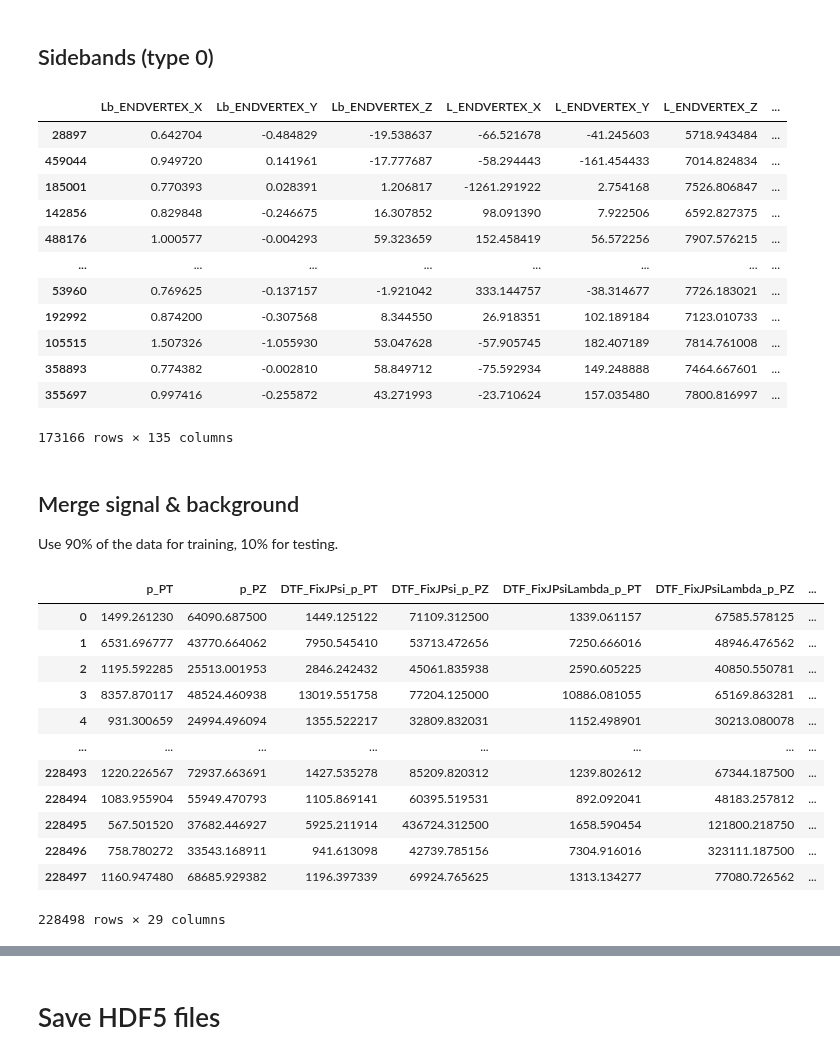
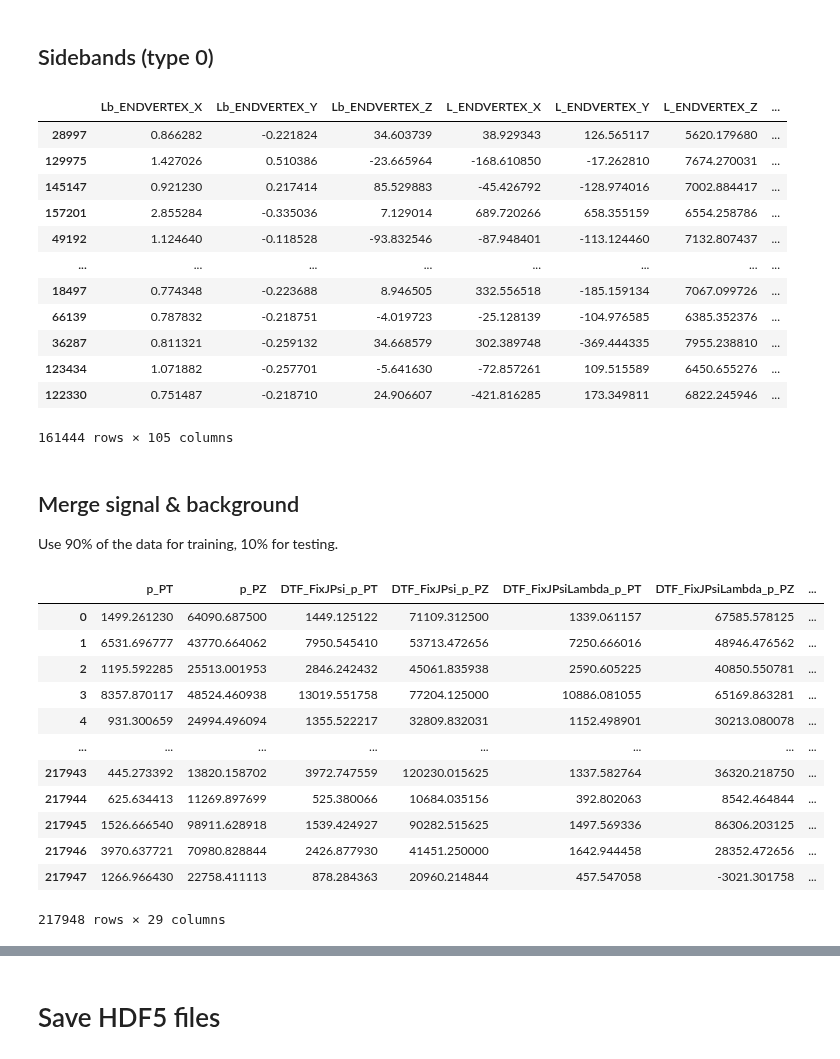
Before and after one commit to alatios/lb2jpsil_classifier-studies, a Jupyter notebook: 1_data_samples_builder.ipynb, the cells around one changed output, grey strips where cells are left out. Saved outputs shown, nothing was run; the diff lists cells and outputs as text; code cells hidden in the pictures.

```diff
--- a/1_data_samples_builder.ipynb
+++ b/1_data_samples_builder.ipynb
@@ -32,7 +32,7 @@ The Monte Carlo HDF5 file should contain two $n$-tuples, one named `LHCbMC_Lb` (
 The "real" data HDF5 file only needs one tree, named `LHCbData`.
 # %%
 inputMC = 'LHCbMC_2016-2017-2018_MagUpDown_Lb2JPsiL_Ttracks_v12.h5'
-inputData = 'Custom_Shuffled5e5_LHCbData_2016_MagUpDown_Dimuon_Ttracks.h5'
+inputData = 'Custom_Shuffled5e6_LHCbData_2016_MagUpDown_Dimuon_Ttracks.h5'
 # %% [markdown]
 # Monte Carlo data
 ## Reconstructed events
@@ -132,0 +170,12 @@ Data imported found in 0.9617 seconds.
+# %%
+df_Data = df_Data.assign(
+    p_PT = TransverseMomentumModulus(df_Data['p_PX'],df_Data['p_PY']),
+    DTF_FixJPsi_p_PT = TransverseMomentumModulus(df_Data['DTF_FixJPsi_p_PX'], df_Data['DTF_FixJPsi_p_PY']),
+    DTF_FixJPsiLambda_p_PT = TransverseMomentumModulus(df_Data['DTF_FixJPsiLambda_p_PX'], df_Data['DTF_FixJPsiLambda_p_PY']),
+    pim_PT = TransverseMomentumModulus(df_Data['pim_PX'],df_Data['pim_PY']),
+    DTF_FixJPsi_pim_PT = TransverseMomentumModulus(df_Data['DTF_FixJPsi_pim_PX'], df_Data['DTF_FixJPsi_pim_PY']),
+    DTF_FixJPsiLambda_pim_PT = TransverseMomentumModulus(df_Data['DTF_FixJPsiLambda_pim_PX'], df_Data['DTF_FixJPsiLambda_pim_PY']),
+    Jpsi_PT = TransverseMomentumModulus(df_Data['Jpsi_PX'],df_Data['Jpsi_PY'])
+)
+
+df_Data
@@ -133,7 +226,11 @@ Data imported found in 0.9617 seconds.
 # %% [markdown]
 ## Select side bands
 # %%
-df_Data_Sideband = df_Data.loc[df_Data['DTF_FixJPsiLambda_Lb_M'] > 5803]
-df_Data_Sideband
+SBL_LeftBoundary = 6220
+SBL_RightBoundary = 6520
+
+df_Data_Sideband_Right = df_Data.loc[(df_Data['DTF_FixJPsiLambda_Lb_M'] > SBL_LeftBoundary)
+                                     & (df_Data['DTF_FixJPsiLambda_Lb_M'] < SBL_RightBoundary)].sample(n=len(df_MC_Filtered), random_state=2021)
+df_Data_Sideband_Right
 # %% [output]
 |  | Lb_ENDVERTEX_X | Lb_ENDVERTEX_Y | Lb_ENDVERTEX_Z | L_ENDVERTEX_X | L_ENDVERTEX_Y | L_ENDVERTEX_Z | ... |
@@ -244,0 +249,7 @@ features = [
+# %%
+SBR_LeftBoundary = 4870
+SBR_RightBoundary = 5020
+
+df_Data_Sideband_Left = df_Data.loc[(df_Data['DTF_FixJPsiLambda_Lb_M'] > SBR_LeftBoundary)
+                                     & (df_Data['DTF_FixJPsiLambda_Lb_M'] < SBR_RightBoundary)].sample(n=len(df_MC_Filtered), random_state=2021)
+df_Data_Sideband_Left
@@ -269,23 +294,23 @@ df_signal
 # %% [markdown]
 ## Sidebands (type 0)
 # %%
-df_background  = df_Data_Sideband.sample(frac=1, random_state=98)
+df_background  = pd.concat([df_Data_Sideband_Left, df_Data_Sideband_Right],ignore_index=True).sample(frac=1, random_state=98)
 df_background['TYPE'] = 0
 df_background
 # %% [output]
 |  | Lb_ENDVERTEX_X | Lb_ENDVERTEX_Y | Lb_ENDVERTEX_Z | L_ENDVERTEX_X | L_ENDVERTEX_Y | L_ENDVERTEX_Z | ... |
-| 28897 | 0.642704 | -0.484829 | -19.538637 | -66.521678 | -41.245603 | 5718.943484 | ... |
-| 459044 | 0.949720 | 0.141961 | -17.777687 | -58.294443 | -161.454433 | 7014.824834 | ... |
-| 185001 | 0.770393 | 0.028391 | 1.206817 | -1261.291922 | 2.754168 | 7526.806847 | ... |
-| 142856 | 0.829848 | -0.246675 | 16.307852 | 98.091390 | 7.922506 | 6592.827375 | ... |
-| 488176 | 1.000577 | -0.004293 | 59.323659 | 152.458419 | 56.572256 | 7907.576215 | ... |
+| 28997 | 0.866282 | -0.221824 | 34.603739 | 38.929343 | 126.565117 | 5620.179680 | ... |
+| 129975 | 1.427026 | 0.510386 | -23.665964 | -168.610850 | -17.262810 | 7674.270031 | ... |
+| 145147 | 0.921230 | 0.217414 | 85.529883 | -45.426792 | -128.974016 | 7002.884417 | ... |
+| 157201 | 2.855284 | -0.335036 | 7.129014 | 689.720266 | 658.355159 | 6554.258786 | ... |
+| 49192 | 1.124640 | -0.118528 | -93.832546 | -87.948401 | -113.124460 | 7132.807437 | ... |
 | ... | ... | ... | ... | ... | ... | ... | ... |
-| 53960 | 0.769625 | -0.137157 | -1.921042 | 333.144757 | -38.314677 | 7726.183021 | ... |
-| 192992 | 0.874200 | -0.307568 | 8.344550 | 26.918351 | 102.189184 | 7123.010733 | ... |
-| 105515 | 1.507326 | -1.055930 | 53.047628 | -57.905745 | 182.407189 | 7814.761008 | ... |
-| 358893 | 0.774382 | -0.002810 | 58.849712 | -75.592934 | 149.248888 | 7464.667601 | ... |
-| 355697 | 0.997416 | -0.255872 | 43.271993 | -23.710624 | 157.035480 | 7800.816997 | ... |
+| 18497 | 0.774348 | -0.223688 | 8.946505 | 332.556518 | -185.159134 | 7067.099726 | ... |
+| 66139 | 0.787832 | -0.218751 | -4.019723 | -25.128139 | -104.976585 | 6385.352376 | ... |
+| 36287 | 0.811321 | -0.259132 | 34.668579 | 302.389748 | -369.444335 | 7955.238810 | ... |
+| 123434 | 1.071882 | -0.257701 | -5.641630 | -72.857261 | 109.515589 | 6450.655276 | ... |
+| 122330 | 0.751487 | -0.218710 | 24.906607 | -421.816285 | 173.349811 | 6822.245946 | ... |
-173166 rows × 135 columns
+161444 rows × 105 columns
 # %% [markdown]
 ## Merge signal & background
 Use 90% of the data for training, 10% for testing.
@@ -307,12 +332,12 @@ df_train
 | 3 | 8357.870117 | 48524.460938 | 13019.551758 | 77204.125000 | 10886.081055 | 65169.863281 | ... |
 | 4 | 931.300659 | 24994.496094 | 1355.522217 | 32809.832031 | 1152.498901 | 30213.080078 | ... |
 | ... | ... | ... | ... | ... | ... | ... | ... |
-| 228493 | 1220.226567 | 72937.663691 | 1427.535278 | 85209.820312 | 1239.802612 | 67344.187500 | ... |
-| 228494 | 1083.955904 | 55949.470793 | 1105.869141 | 60395.519531 | 892.092041 | 48183.257812 | ... |
-| 228495 | 567.501520 | 37682.446927 | 5925.211914 | 436724.312500 | 1658.590454 | 121800.218750 | ... |
-| 228496 | 758.780272 | 33543.168911 | 941.613098 | 42739.785156 | 7304.916016 | 323111.187500 | ... |
-| 228497 | 1160.947480 | 68685.929382 | 1196.397339 | 69924.765625 | 1313.134277 | 77080.726562 | ... |
+| 217943 | 445.273392 | 13820.158702 | 3972.747559 | 120230.015625 | 1337.582764 | 36320.218750 | ... |
+| 217944 | 625.634413 | 11269.897699 | 525.380066 | 10684.035156 | 392.802063 | 8542.464844 | ... |
+| 217945 | 1526.666540 | 98911.628918 | 1539.424927 | 90282.515625 | 1497.569336 | 86306.203125 | ... |
+| 217946 | 3970.637721 | 70980.828844 | 2426.877930 | 41451.250000 | 1642.944458 | 28352.472656 | ... |
+| 217947 | 1266.966430 | 22758.411113 | 878.284363 | 20960.214844 | 457.547058 | -3021.301758 | ... |
-228498 rows × 29 columns
+217948 rows × 29 columns
 # %%
 df_test = pd.concat(
     [df_signal.iloc[signalSplitPoint:], df_background.iloc[backgroundSplitPoint:]], ignore_index=True
```
Also changed, not shown: parts of 20 cells of this notebook, 1 other file.
